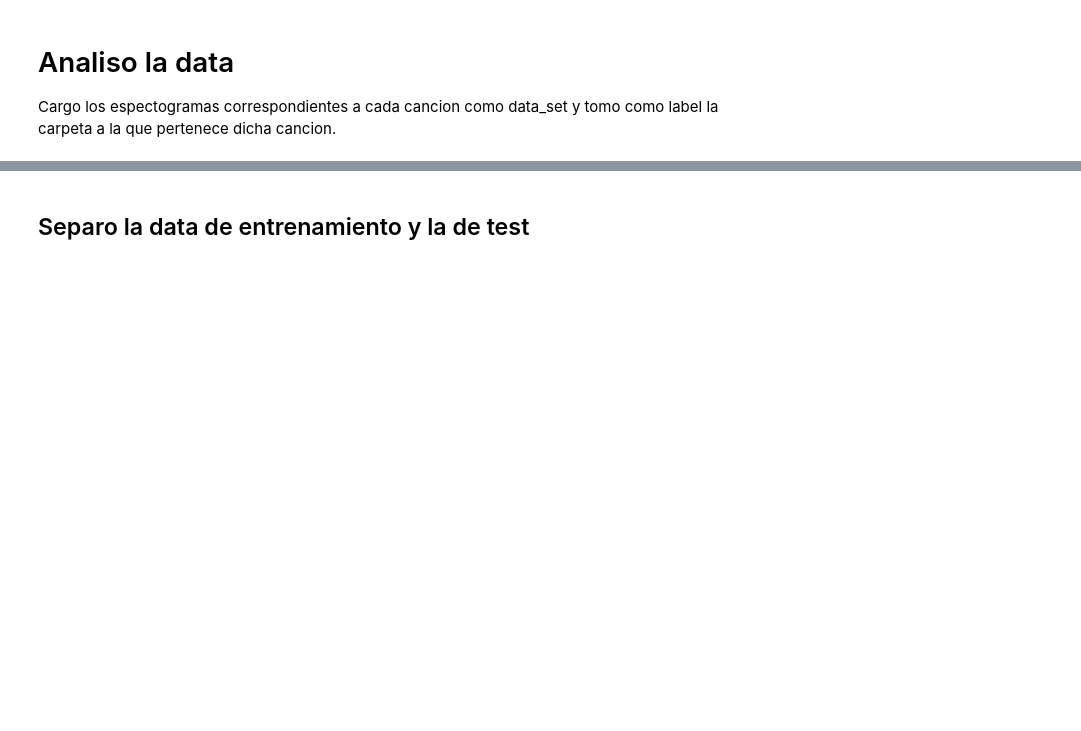
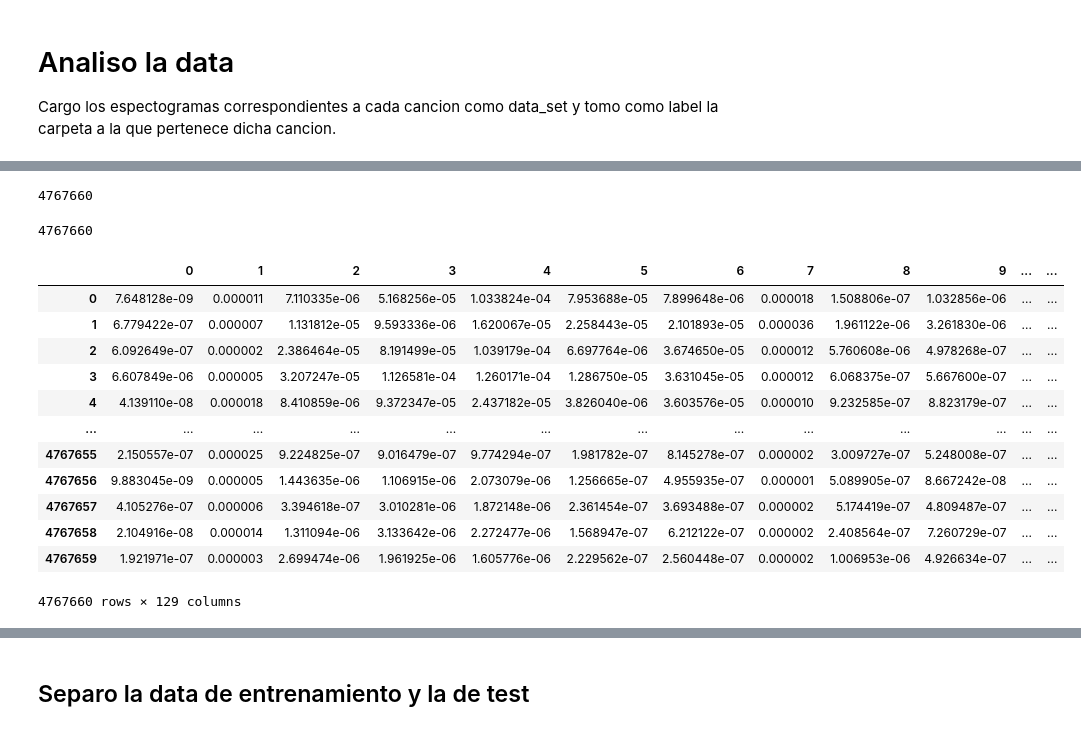
Before and after one commit to LuisParedes1/TP4, a Jupyter notebook: TP4.ipynb, the cells around one changed output, grey strips where cells are left out. Drawn from its saved outputs; the diff is of its cells as text; code cells hidden in the pictures; blank space fills up the shorter version.

```diff
--- a/TP4.ipynb
+++ b/TP4.ipynb
@@ -74,13 +25,0 @@ labels
-# %%
-# Estudio canciones pop
-
-
-
-path_pop = 'genres/pop/pop.00020.wav'
-
-
-sig, rate = librosa.load(path_pop,sr=44000)
-
-frequencies, times, spectrogram = signal.spectrogram(sig,rate)
-
-spectrogram.append(spectrogram.T)
@@ -135,0 +75,24 @@ plt.axis('off')
+# %%
+len(data)
+# %% [output]
+4767660
+# %%
+len(labels)
+# %% [output]
+4767660
+# %%
+pd.DataFrame(data)
+# %% [output]
+|  | 0 | 1 | 2 | 3 | 4 | 5 | 6 | 7 | 8 | 9 | ... | ... |
+| 0 | 7.648128e-09 | 0.000011 | 7.110335e-06 | 5.168256e-05 | 1.033824e-04 | 7.953688e-05 | 7.899648e-06 | 0.000018 | 1.508806e-07 | 1.032856e-06 | ... | ... |
+| 1 | 6.779422e-07 | 0.000007 | 1.131812e-05 | 9.593336e-06 | 1.620067e-05 | 2.258443e-05 | 2.101893e-05 | 0.000036 | 1.961122e-06 | 3.261830e-06 | ... | ... |
+| 2 | 6.092649e-07 | 0.000002 | 2.386464e-05 | 8.191499e-05 | 1.039179e-04 | 6.697764e-06 | 3.674650e-05 | 0.000012 | 5.760608e-06 | 4.978268e-07 | ... | ... |
+| 3 | 6.607849e-06 | 0.000005 | 3.207247e-05 | 1.126581e-04 | 1.260171e-04 | 1.286750e-05 | 3.631045e-05 | 0.000012 | 6.068375e-07 | 5.667600e-07 | ... | ... |
+| 4 | 4.139110e-08 | 0.000018 | 8.410859e-06 | 9.372347e-05 | 2.437182e-05 | 3.826040e-06 | 3.603576e-05 | 0.000010 | 9.232585e-07 | 8.823179e-07 | ... | ... |
+| ... | ... | ... | ... | ... | ... | ... | ... | ... | ... | ... | ... | ... |
+| 4767655 | 2.150557e-07 | 0.000025 | 9.224825e-07 | 9.016479e-07 | 9.774294e-07 | 1.981782e-07 | 8.145278e-07 | 0.000002 | 3.009727e-07 | 5.248008e-07 | ... | ... |
+| 4767656 | 9.883045e-09 | 0.000005 | 1.443635e-06 | 1.106915e-06 | 2.073079e-06 | 1.256665e-07 | 4.955935e-07 | 0.000001 | 5.089905e-07 | 8.667242e-08 | ... | ... |
+| 4767657 | 4.105276e-07 | 0.000006 | 3.394618e-07 | 3.010281e-06 | 1.872148e-06 | 2.361454e-07 | 3.693488e-07 | 0.000002 | 5.174419e-07 | 4.809487e-07 | ... | ... |
+| 4767658 | 2.104916e-08 | 0.000014 | 1.311094e-06 | 3.133642e-06 | 2.272477e-06 | 1.568947e-07 | 6.212122e-07 | 0.000002 | 2.408564e-07 | 7.260729e-07 | ... | ... |
+| 4767659 | 1.921971e-07 | 0.000003 | 2.699474e-06 | 1.961925e-06 | 1.605776e-06 | 2.229562e-07 | 2.560448e-07 | 0.000002 | 1.006953e-06 | 4.926634e-07 | ... | ... |
+4767660 rows × 129 columns
```
Also changed, not shown: parts of 33 cells of this notebook, 1 other file.
